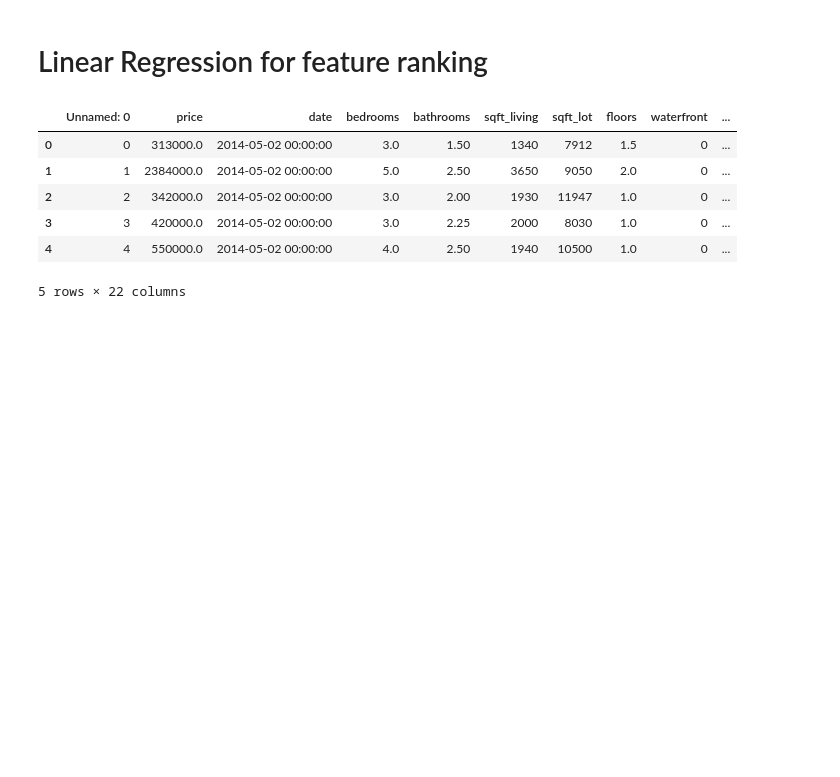
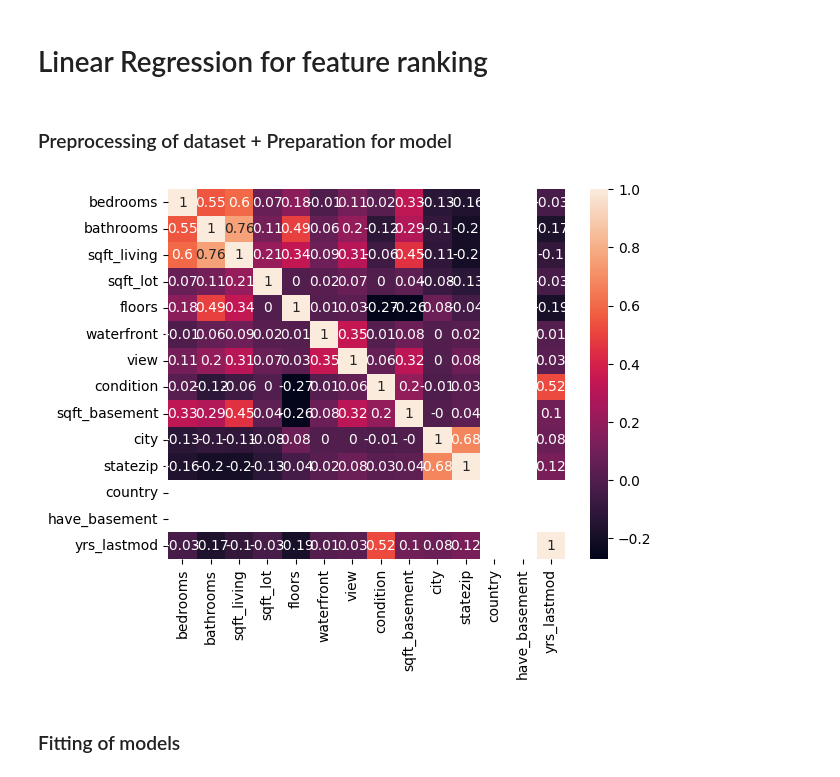
Before and after one commit to jorgedelpozolerida/KDS_Statistics_GroupProject, a Jupyter notebook: src/linearregression_method.ipynb, the cells around one changed output. Saved outputs shown, nothing was run; the diff lists cells and outputs as text; code cells hidden in the pictures; blank space fills up the shorter version.

```diff
--- a/src/linearregression_method.ipynb
+++ b/src/linearregression_method.ipynb
@@ -22,14 +22,6 @@ project_path = '/home/jorge/Insync/jorgitoje@gmail.com/OneDrive/Documentos/JORGE
 # %%
-dataset_path = os.path.join(project_path, 'datasets/USA_houseprices_2014/data_processed.csv')
+dataset_path = os.path.join(project_path, 'datasets/USA_houseprices_2014/data_preprocessed_FAKE.csv')
+datasetname_out = 'USA_houseprices_2014' # for saving ranks lnked to that daset
+feature_ranks_path = os.path.join(project_path, 'data', 'feature_ranks.csv')
 df = pd.read_csv(dataset_path)
-df['yrs_lastmod'] = 2022 - df['last_modification']
-df.head()
-# %% [output]
-|  | Unnamed: 0 | price | date | bedrooms | bathrooms | sqft_living | sqft_lot | floors | waterfront | ... |
-| 0 | 0 | 313000.0 | 2014-05-02 00:00:00 | 3.0 | 1.50 | 1340 | 7912 | 1.5 | 0 | ... |
-| 1 | 1 | 2384000.0 | 2014-05-02 00:00:00 | 5.0 | 2.50 | 3650 | 9050 | 2.0 | 0 | ... |
-| 2 | 2 | 342000.0 | 2014-05-02 00:00:00 | 3.0 | 2.00 | 1930 | 11947 | 1.0 | 0 | ... |
-| 3 | 3 | 420000.0 | 2014-05-02 00:00:00 | 3.0 | 2.25 | 2000 | 8030 | 1.0 | 0 | ... |
-| 4 | 4 | 550000.0 | 2014-05-02 00:00:00 | 4.0 | 2.50 | 1940 | 10500 | 1.0 | 0 | ... |
-5 rows × 22 columns
 # %%
@@ -44,10 +44,30 @@ def ranking(ranks, names, order=1):
+# %% [markdown]
+### Preprocessing of dataset + Preparation for model
 # %%
-df_regression = df.drop(['Unnamed: 0', 'date', 'last_modification', 'yr_built', 'yr_renovated', 'street' ],axis=1)
-df_regression.head()
-y = df_regression['price']
-X = df_regression.drop(['price'], axis = 1)
+df['yrs_lastmod'] = 2022 - df['last_modification']
+df_regression = df.drop(['Unnamed: 0', 'date', 'street', # non informative
+                        'last_modification', 'yr_built', 'yr_renovated', # replaced by 'yrs_lastmod'
+                        'sqft_above' # highly correlated with sqft_living
+],axis=1)
+df_regression = df_regression[df_regression.price != 0]
+df_regression = df_regression[df_regression.price < 0.5e7]
+df_regression = df_regression[df_regression.price > 10000]
+df_regression['logprice'] = np.log10(df_regression['price'])
+
+y = df_regression['logprice']
+X = df_regression.drop(['price', 'logprice'], axis = 1)
+
 min_max_scaler = MinMaxScaler().fit(X)
 X_norm = min_max_scaler.transform(X)
+
 X_train, X_test, y_train, y_test = train_test_split(X_norm, y, test_size = .2, random_state = 1)
-colnames = X.columns
+features_names = X.columns
+# %%
+matrix = X.corr().round(2)
+sns.heatmap(matrix, annot=True)
+plt.show()
+# %% [output]
+[figure, added]
+# %% [markdown]
+### Fitting of models
 # %%
```
Also changed, not shown: parts of 10 cells of this notebook, 3 other files.
